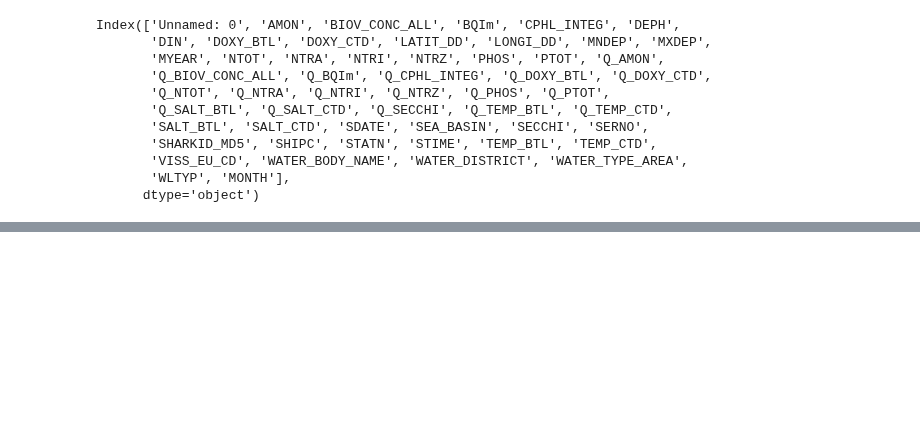
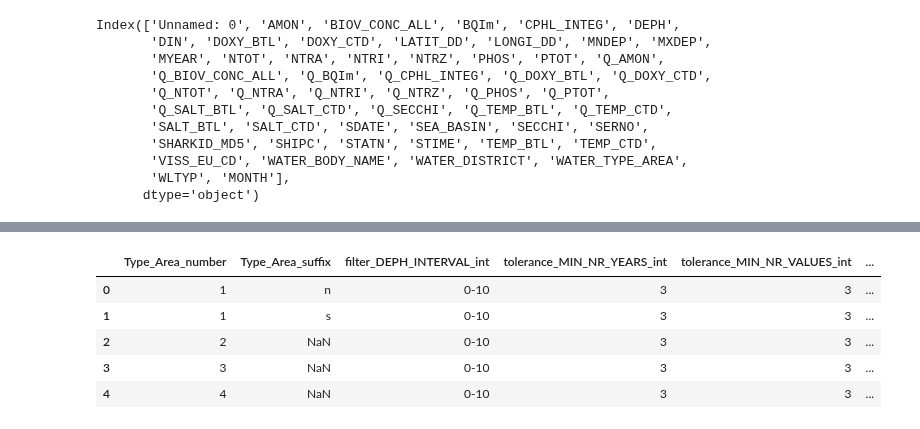
Before and after one commit to ekostat/ekostat_calculator, a Jupyter notebook: notebooks/mw_requests.ipynb, the cells around one changed output, grey strips where cells are left out. Cells and saved outputs as stored; diff of their text form; code cells hidden in the pictures; blank space fills up the shorter version.

Commit message:
request_subset_info

```diff
--- a/notebooks/mw_requests.ipynb
+++ b/notebooks/mw_requests.ipynb
@@ -735,0 +639,12 @@ ekos.temp_request_for_subset_uuid
+# %%
+file_path = 'D:/Utveckling/git/ekostat_calculator/workspaces/default_workspace/subsets/default_subset/step_2/settings/indicator_settings/din_winter.set'
+df = pd.read_csv(file_path, sep='\t', encoding='cp1252')
+# %%
+df.head()
+# %% [output]
+|  | Type_Area_number | Type_Area_suffix | filter_DEPH_INTERVAL_int | tolerance_MIN_NR_YEARS_int | tolerance_MIN_NR_VALUES_int | ... |
+| 0 | 1 | n | 0-10 | 3 | 3 | ... |
+| 1 | 1 | s | 0-10 | 3 | 3 | ... |
+| 2 | 2 | NaN | 0-10 | 3 | 3 | ... |
+| 3 | 3 | NaN | 0-10 | 3 | 3 | ... |
+| 4 | 4 | NaN | 0-10 | 3 | 3 | ... |
```
Also changed, not shown: parts of 26 cells of this notebook, 14 other files.
